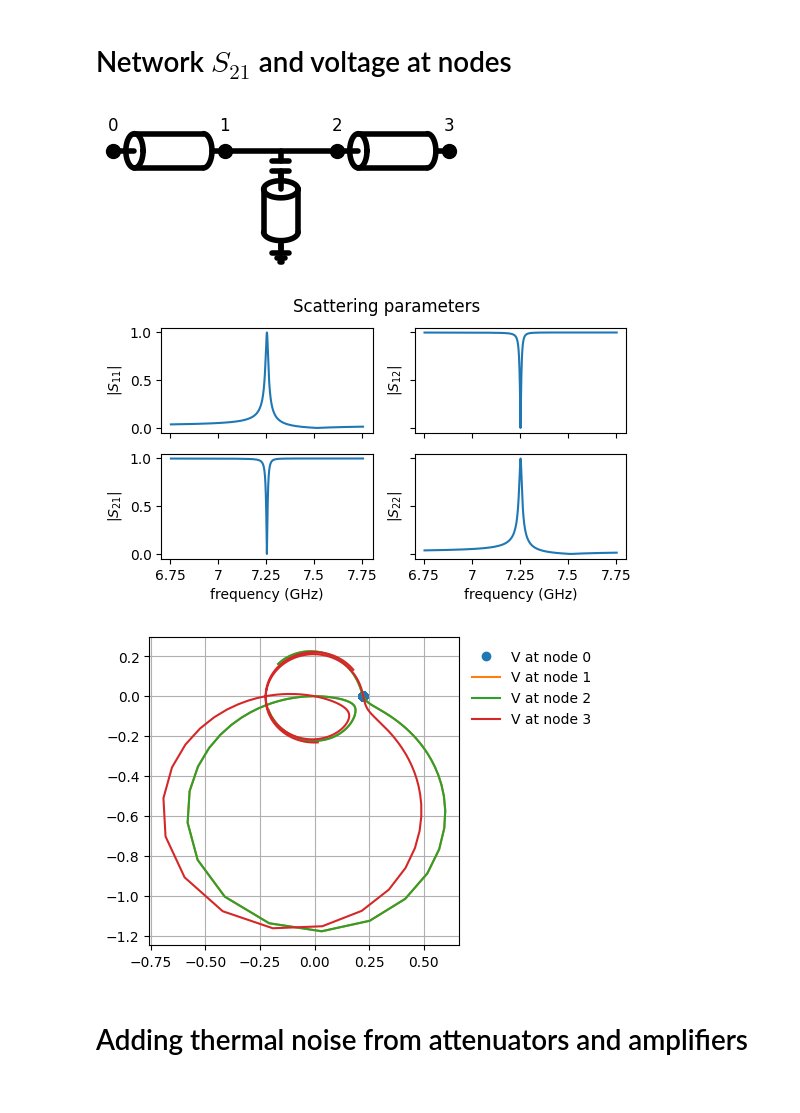
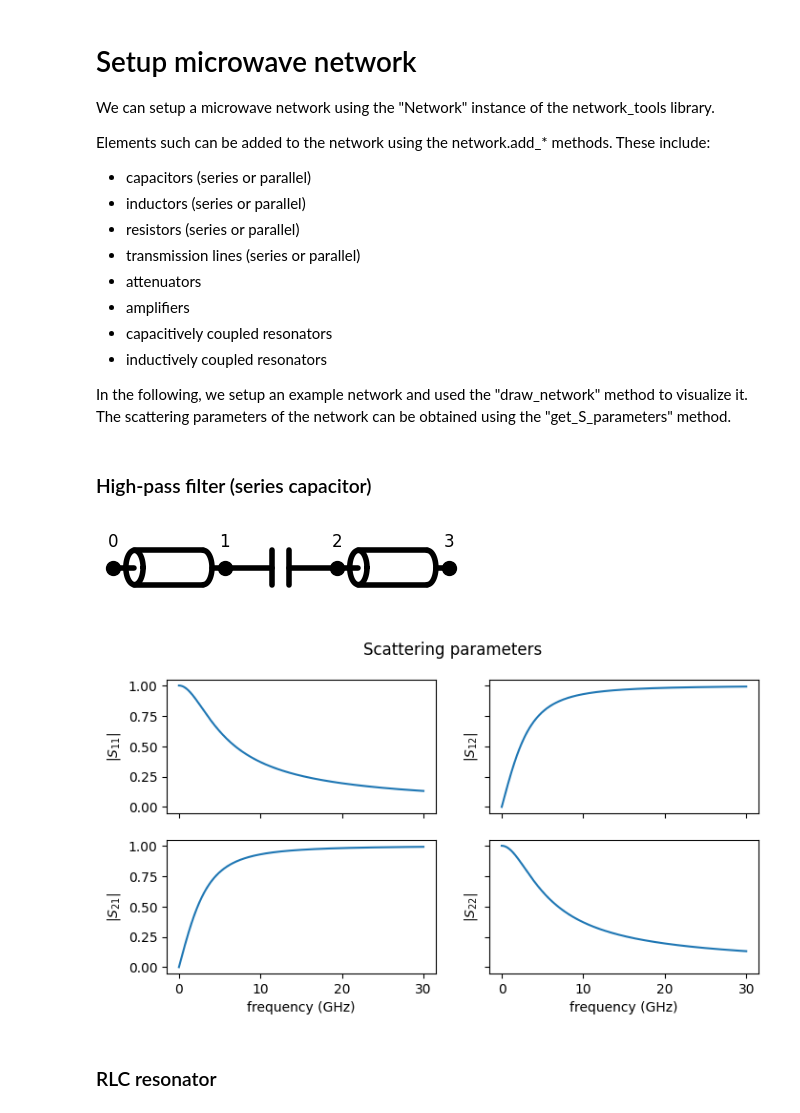
Before and after one commit to jorgemfm27/Network_analysis, a Jupyter notebook: tutorial_nb.ipynb, the cells around one changed output. Saved outputs shown, nothing was run; the diff lists cells and outputs as text; code cells hidden in the pictures.

```diff
--- a/tutorial_nb.ipynb
+++ b/tutorial_nb.ipynb
@@ -12,38 +16,32 @@ vp = c/np.sqrt((1+eps_r)/2) # speed of light in medium
 # %% [markdown]
-# Network $S_{21}$ and voltage at nodes
+# Setup microwave network
+We can setup a microwave network using the "Network" instance of the network_tools library.
+
+Elements such can be added to the network using the network.add_* methods. These include:
+- capacitors (series or parallel)
+- inductors (series or parallel)
+- resistors (series or parallel)
+- transmission lines (series or parallel)
+- attenuators
+- amplifiers
+- capacitively coupled resonators
+- inductively coupled resonators
+
+In the following, we setup an example network and used the "draw_network" method to visualize it.
+The scattering parameters of the network can be obtained using the "get_S_parameters" method.
+# %% [markdown]
+### High-pass filter (series capacitor)
 # %%
-reload(nt)
-reload(cd)
-# Setup network
-Z0 = 50
 network = nt.Network(Zgen=Z0)
-network.add_transmission_line(length=100e-3, Z0=Z0, phase_velocity=vp)
-network.add_capacitively_coupled_hanger(4e-3, Z0, vp, Z_termination=0, C_coupling=8*3e-15)
-network.add_transmission_line(length=100e-3, Z0=Z0, phase_velocity=vp)
+# 400 fF capacitor
+network.add_transmission_line(length=1e-3, Z0=Z0, phase_velocity=vp)
+network.add_capacitance(C=400e-15, element_type='series')
+network.add_transmission_line(length=1e-3, Z0=Z0, phase_velocity=vp)
 network.draw_network()
-
-frequency = 7.254e9#-1e6
-frequency_axis = np.linspace(-500e6, 500e6, 10000) + frequency
-S_pars = network.get_S_parameters(frequency_axis, plot=True)
-
-fig, ax = plt.subplots(figsize=(4,4))
-in_amp = nt.Vp_from_PdBm(0)
-v_node_0, i_node_0 = network.get_node_VI(node_idx=0, in_freq=frequency_axis, in_phase=0, in_amp=in_amp)
-v_node_1, i_node_1 = network.get_node_VI(node_idx=1, in_freq=frequency_axis, in_phase=0, in_amp=in_amp)
-v_node_2, i_node_2 = network.get_node_VI(node_idx=2, in_freq=frequency_axis, in_phase=0, in_amp=in_amp)
-v_node_3, i_node_3 = network.get_node_VI(node_idx=3, in_freq=frequency_axis, in_phase=0, in_amp=in_amp)
-ax.plot(np.real(v_node_0), np.imag(v_node_0), 'C0o', label='V at node 0')
-ax.plot(np.real(v_node_1), np.imag(v_node_1), 'C1-', label='V at node 1')
-ax.plot(np.real(v_node_2), np.imag(v_node_2), 'C2-', label='V at node 2')
-ax.plot(np.real(v_node_3), np.imag(v_node_3), 'C3-', label='V at node 3')
-ax.legend(frameon=False, loc=2, bbox_to_anchor=(1,1))
-ax.grid()
-# ax.set_xlim(-1, 1)
-# ax.set_ylim(-1, 1)
+s11, s12, s21, s22 = network.get_S_parameters(frequency=np.linspace(1,30e9,1000), plot=True)
 # %% [output]
-[figure, old version]
+[figure, new version]
-[figure, old version]
+[figure, new version]
-[figure, removed]
 # %% [markdown]
-# Adding thermal noise from attenuators and amplifiers
+### RLC resonator
 # %%
```
Also changed, not shown: parts of 9 cells of this notebook, 2 other files.
